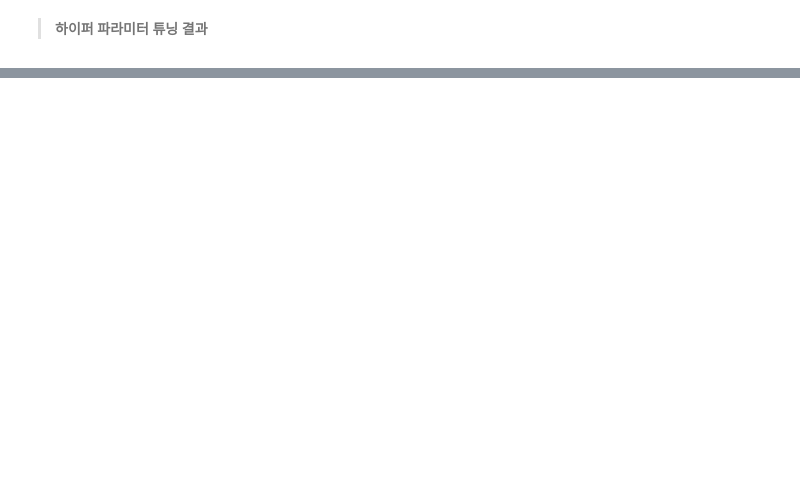
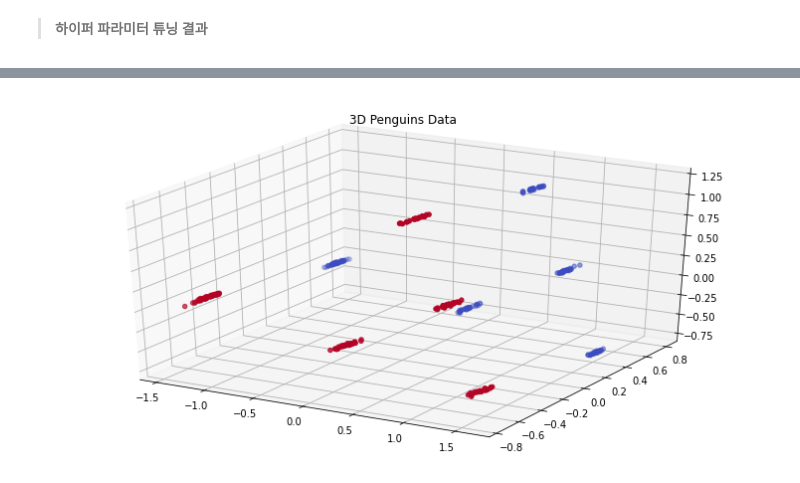
Before and after one commit to sleeptiger/Abc-project, a Jupyter notebook: 머신러닝L.ipynb, the cells around one changed output, grey strips where cells are left out. Saved outputs shown, nothing was run; the diff lists cells and outputs as text; code cells hidden in the pictures; blank space fills up the shorter version.

```diff
--- a/머신러닝L.ipynb
+++ b/머신러닝L.ipynb
@@ -1396,0 +1398,30 @@ Text(0.5, 1.0, 'R2')
+# %%
+import matplotlib.pylab as plt
+import seaborn as sns
+import numpy as np
+import pandas as pd
+
+
+from sklearn.preprocessing import MinMaxScaler
+from sklearn.preprocessing import LabelEncoder
+penguins = sns.load_dataset('penguins')
+
+penguins = penguins.dropna().reset_index(drop=True)
+scaler = MinMaxScaler()
+features = penguins[['bill_length_mm', 'bill_depth_mm', 'flipper_length_mm', 'body_mass_g']]
+features_normed = scaler.fit_transform(features)
+
+penguins = penguins.assign(bill_length_mm = features_normed[:,0],
+                            bill_depth_mm = features_normed[:,1],
+                            flipper_length_mm = features_normed[:,2],
+                            body_mass_g = features_normed[:,3])
+
+encoder = LabelEncoder()
+features = penguins[['species', 'island', 'sex']]
+encoded = features.apply(encoder.fit_transform)
+
+penguins = penguins.assign(species = encoded['species'],
+                           island = encoded['island'],
+                           sex = encoded['sex'])
+
+penguins
@@ -1396,0 +1531,11 @@ Text(0.5, 1.0, 'R2')
+# %%
+#pca 시각화
+from mpl_toolkits.mplot3d import Axes3D
+
+fig = plt.figure(figsize=(10,5))
+axes = Axes3D(fig)
+axes.scatter3D(penguins_3D['PC1'], penguins_3D['PC2'], penguins_3D['PC3'], cmap='coolwarm', c=penguins['sex'])
+plt.title('3D Penguins Data')
+plt.show()
+# %% [output]
+[figure, added]
```
Also changed, not shown: parts of 78 cells of this notebook.
